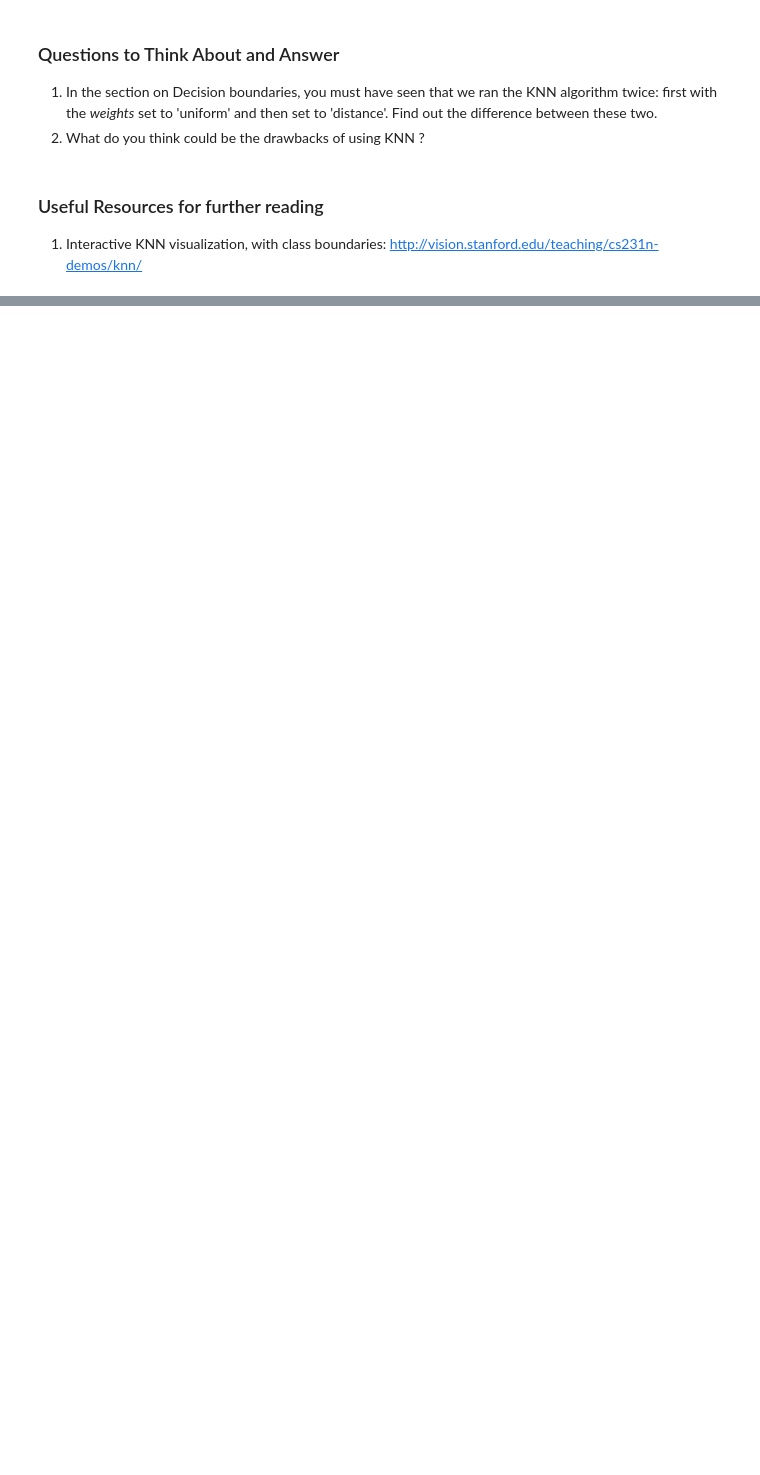
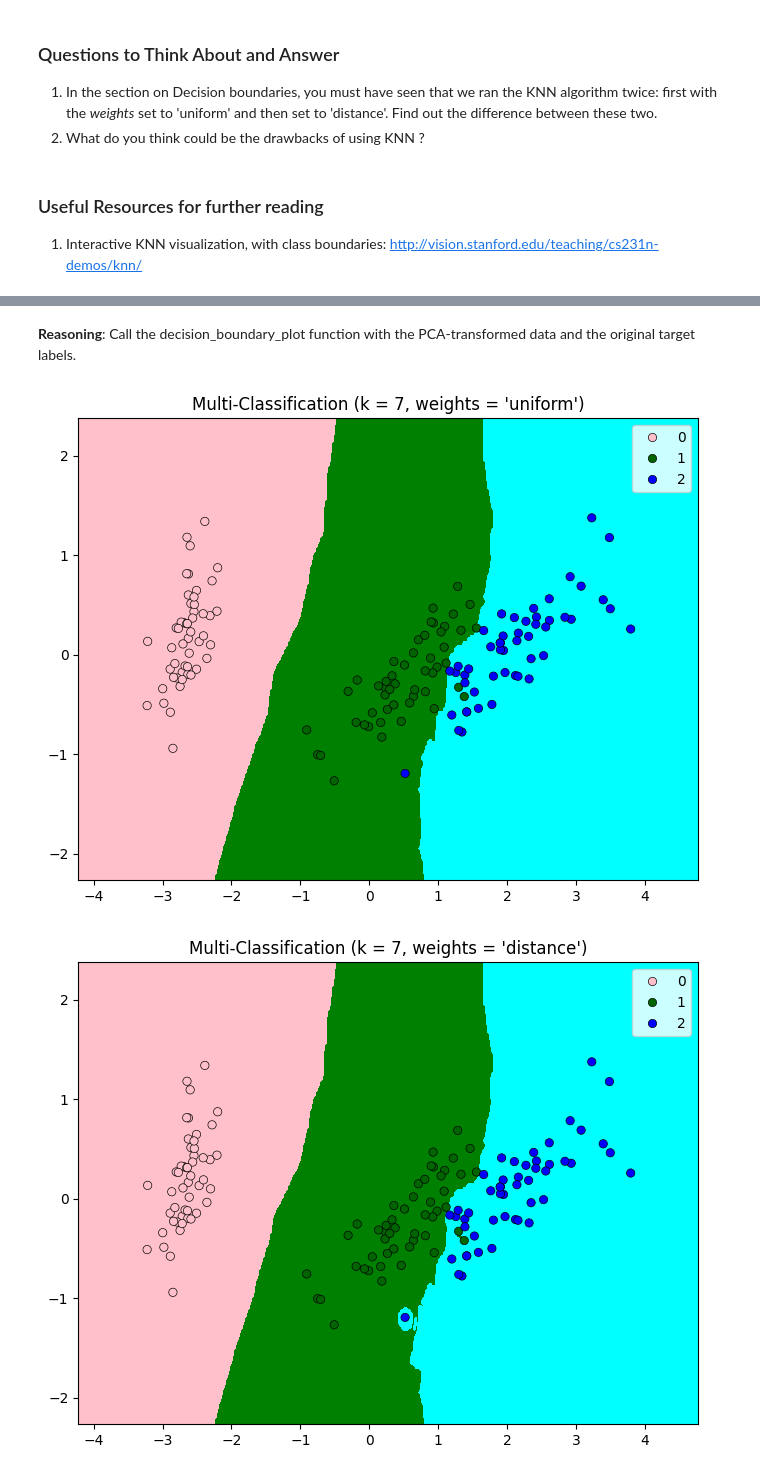
Before and after one commit to Yash-slr/IHUB_LAB_and_PROJECTS, a Jupyter notebook: AIML_Module_3_Lab_3_Implementing_KNN_from_scratch_and_visualize_Algorithm_performance.ipynb, the cells around one changed output, grey strips where cells are left out. Cells and saved outputs as stored; diff of their text form; code cells hidden in the pictures; blank space fills up the shorter version.

```diff
--- a/AIML_Module_3_Lab_3_Implementing_KNN_from_scratch_and_visualize_Algorithm_performance.ipynb
+++ b/AIML_Module_3_Lab_3_Implementing_KNN_from_scratch_and_visualize_Algorithm_performance.ipynb
@@ -396,0 +561,8 @@ print("The accuracy of the classifier on Car evaluation dataset is {:.2f} %".for
+# %% [markdown]
+**Reasoning**:
+Call the decision_boundary_plot function with the PCA-transformed data and the original target labels.
+# %%
+decision_boundary_plot(X_pca,y,7)
+# %% [output]
+[figure, added]
+[figure, added]
```
Also changed, not shown: parts of 49 cells of this notebook.
